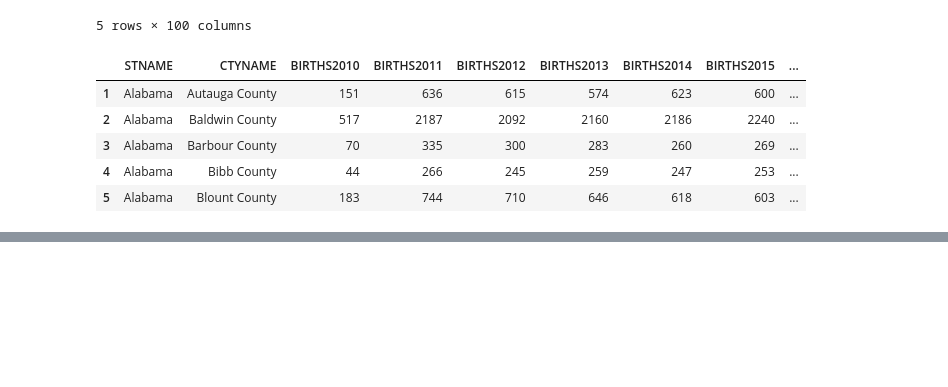
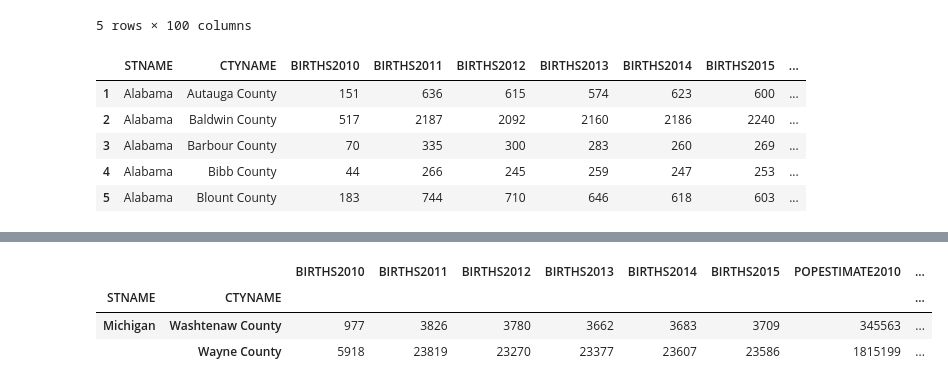
Before and after one commit to irinavalenzuela/Applied-Data-Science-Python, a Jupyter notebook: Week2_Pandas_Series.ipynb, the cells around one changed output, grey strips where cells are left out. Cells and saved outputs as stored; diff of their text form; code cells hidden in the pictures; blank space fills up the shorter version.

```diff
--- a/Week2_Pandas_Series.ipynb
+++ b/Week2_Pandas_Series.ipynb
@@ -1087,0 +1126,18 @@ df.head()
+# %%
+# Comparing two counties, for example, Washtenaw and Wayne County, we can
+# pass a list of tuples describing the indices we wish to query into loc.
+
+# Since we have a MultiIndex of two values, the state and the county, we need to provide
+# two values as each element of our filtering list.
+# Each tuple should have two elements, the first element being the first index and
+# the second element being the second index.
+
+# Therefore, in this case, we will have a list of two tuples
+# In each tuple, the first element is Michigan, and the second element is either Washtenaw County or Wayne County
+
+df.loc[[('Michigan','Washtenaw County'),('Michigan','Wayne County')]]
+# %% [output]
+|  |  | BIRTHS2010 | BIRTHS2011 | BIRTHS2012 | BIRTHS2013 | BIRTHS2014 | BIRTHS2015 | POPESTIMATE2010 | ... |
+| STNAME | CTYNAME |  |  |  |  |  |  |  | ... |
+| Michigan | Washtenaw County | 977 | 3826 | 3780 | 3662 | 3683 | 3709 | 345563 | ... |
+|  | Wayne County | 5918 | 23819 | 23270 | 23377 | 23607 | 23586 | 1815199 | ... |
```
Also changed, not shown: parts of 2 cells of this notebook.
